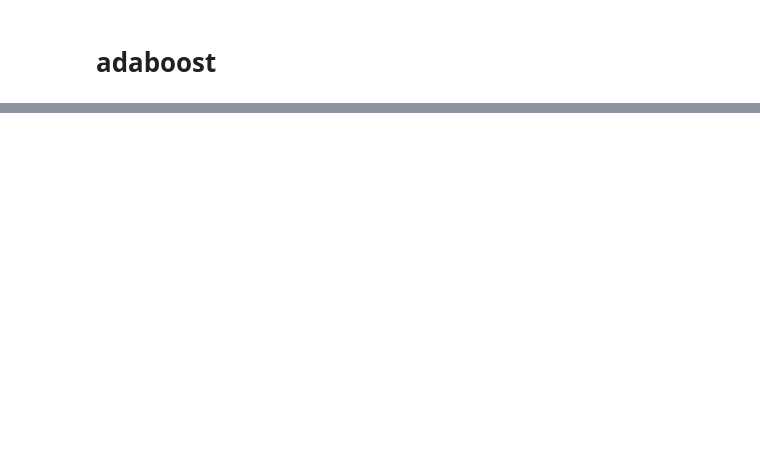
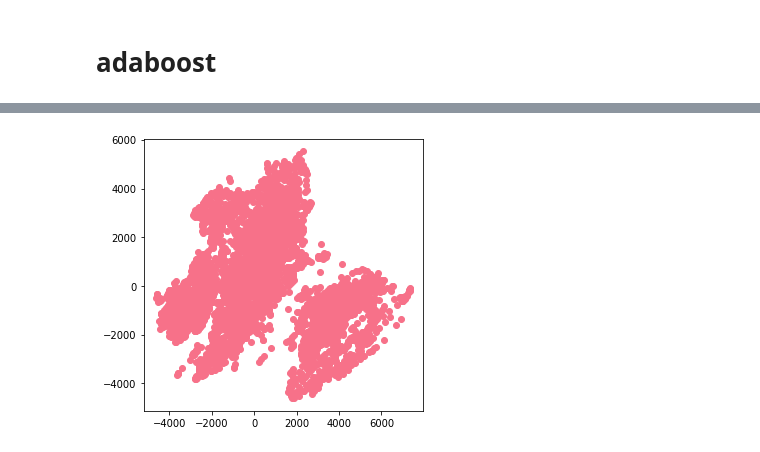
Before and after one commit to ozklingel/hands, a Jupyter notebook: hends.ipynb, the cells around one changed output, grey strips where cells are left out. Drawn from its saved outputs; the diff is of its cells as text; code cells hidden in the pictures; blank space fills up the shorter version.

```diff
--- a/hends.ipynb
+++ b/hends.ipynb
@@ -15,0 +20,11 @@ df1.shape
+# %%
+tst1=pd.read_csv(r"C:\Users\DELL\Desktop\my pro\test1\Itiel636770937431610843Spontan.csv")
+tst1['status']='Spontan'
+tst11=pd.read_csv(r"C:\Users\DELL\Desktop\my pro\test1\Itiel636770938584048459Sync.csv")
+tst11['status']='Sync'
+tst111=pd.read_csv(r"C:\Users\DELL\Desktop\my pro\test1\Itiel636770939529673940Alone.csv")
+tst111['status']='Alone'
+frames = [tst1, tst11, tst111]
+tst1 = pd.concat(frames)
+#result1['person']='sahar'
+tst1.head(10)
@@ -39,3 +98,8 @@ result1.head(20)
+# %%
+from sklearn.preprocessing import LabelEncoder
+labelencoder=LabelEncoder()
+for col in tst1.columns:
+    tst1[col] = labelencoder.fit_transform(tst1[col])
 # %%
 fig,ax = plt.subplots(nrows = 11, ncols=2, figsize=(16,20))
 row = 0
@@ -110,0 +279,5 @@ explained_variance
+# %%
+frames = [tst1,result1]
+all = pd.concat(frames)
+#result1['person']='sahar'
+all.head(10)
@@ -110,0 +297,9 @@ explained_variance
+# %%
+N=all.values
+pca = PCA(n_components=4)
+x = pca.fit_transform(N)
+plt.figure(figsize = (5,5))
+plt.scatter(x[:,0],x[:,1])
+plt.show()
+# %% [output]
+[figure, added]
```
Also changed, not shown: parts of 63 cells of this notebook.
